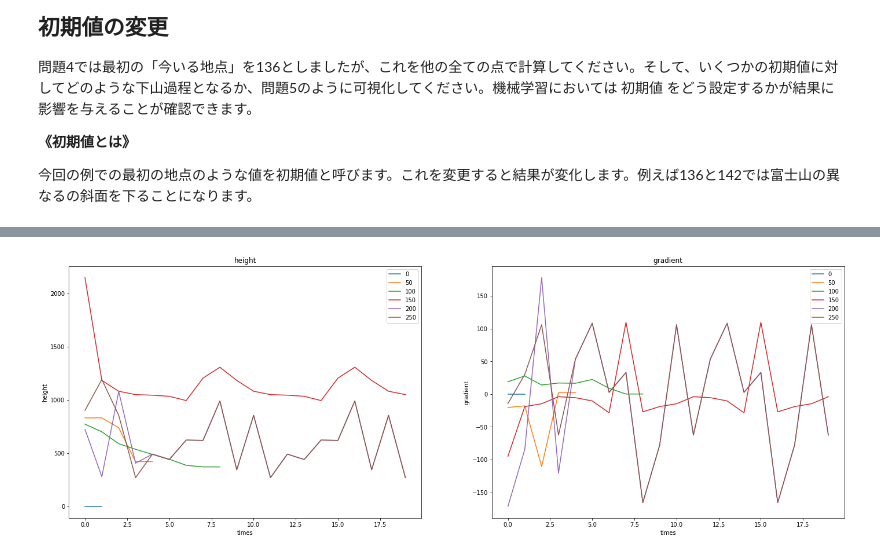
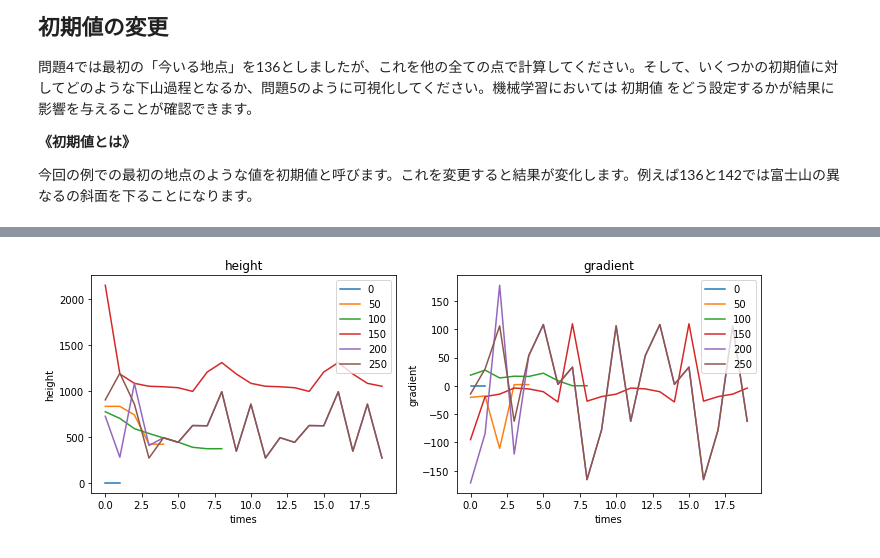
Before and after one commit to taiki-nakaso/diveintocode-ml, a Jupyter notebook: src/week2/week2-session2.ipynb, the cells around one changed output, grey strips where cells are left out. Saved outputs shown, nothing was run; the diff lists cells and outputs as text; code cells hidden in the pictures.

```diff
--- a/src/week2/week2-session2.ipynb
+++ b/src/week2/week2-session2.ipynb
@@ -199,29 +203,29 @@ plt.show()
 # %%
 # 繰り返し毎の標高や勾配を折れ線グラフにする
-fig = plt.figure(figsize=(24, 8))
+fig = plt.figure(figsize=(12, 4))
 ax1 = plt.subplot(121)
 ax2 = plt.subplot(122)
 
 # 標高
 ax1.set_title('height')
 ax1.set_xlabel('times')
 ax1.set_ylabel('height')
 
 # 勾配
 ax2.set_title('gradient')
 ax2.set_xlabel('times')
 ax2.set_ylabel('gradient')
 
 # いくつかプロット
 # 無限ループしているものもあったので前半20点だけプロット
 for i in [0, 50, 100, 150, 200, 250]:
 
     ax1.plot([fuji[x, 3] for x in goal_list[i][:20]], label=i)
     ax2.plot([gradient_fuji(x) for x in goal_list[i][:20]], label=i)
 
 ax1.legend()
 ax2.legend()
 
 plt.show()
 # %% [output]
-[figure, old version]
+[figure, new version]
```
Also changed, not shown: parts of 3 cells of this notebook.
